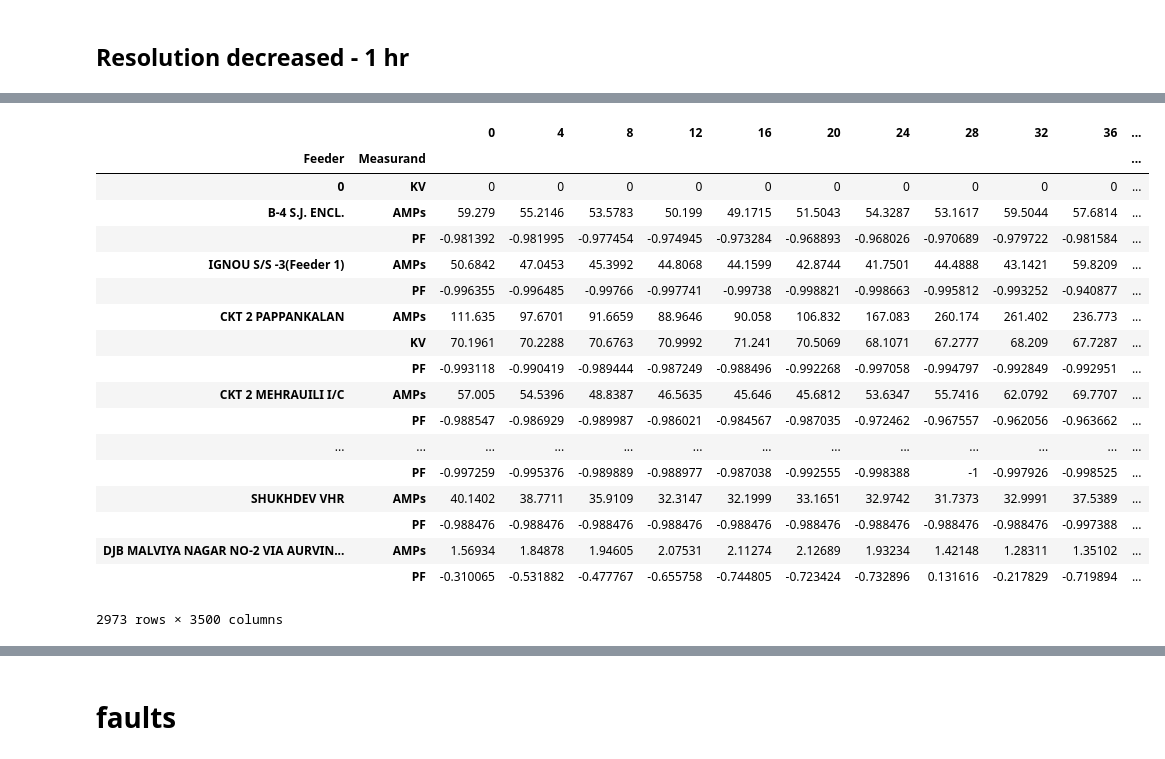
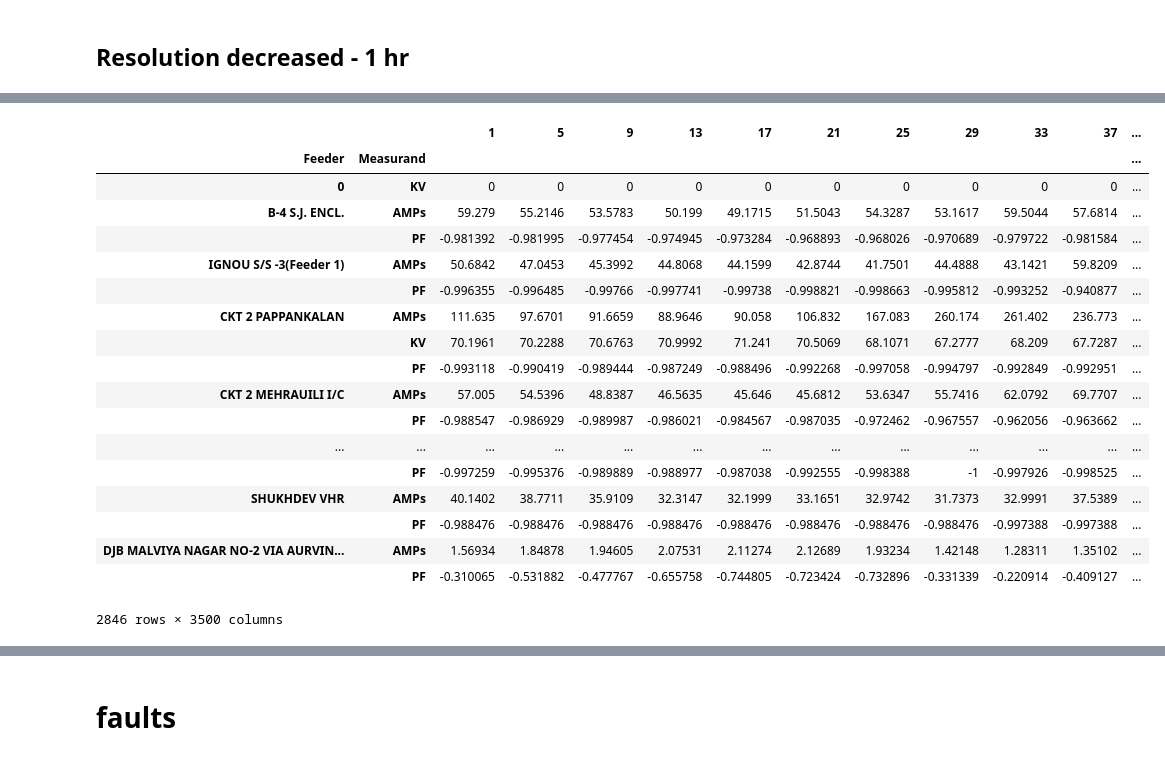
Before and after one commit to susano0/Electric-Fault-Prediction, a Jupyter notebook: TS_New_All_data.ipynb, the cells around one changed output, grey strips where cells are left out. Drawn from its saved outputs; the diff is of its cells as text; code cells hidden in the pictures.

```diff
--- a/TS_New_All_data.ipynb
+++ b/TS_New_All_data.ipynb
@@ -43,11 +41,15 @@ df
 df = df.dropna()
 # %%
 df = df.reset_index(drop=True)
+# %%
+for i in df.columns[2:]:
+    if(df[df.iloc[:,i]=='External identity error'].shape[0] != 0):
+        df = df[df.iloc[:,i]!='External identity error']
 # %% [markdown]
 ## Resolution decreased - 1 hr
 # %%
-l = list(range(0,14000,4))
+l = list(range(1,14000,4))
 l.insert(0,'Feeder')
 l.insert(1,'Measurand')
 # %%
-df = df[l]
+dff = df[l]
@@ -75,7 +77,7 @@ df
 # %%
-df.set_index(['Feeder', 'Measurand'])
+dff.set_index(['Feeder', 'Measurand'])
 # %% [output]
-|  |  | 0 | 4 | 8 | 12 | 16 | 20 | 24 | 28 | 32 | 36 | ... |
+|  |  | 1 | 5 | 9 | 13 | 17 | 21 | 25 | 29 | 33 | 37 | ... |
 | Feeder | Measurand |  |  |  |  |  |  |  |  |  |  | ... |
 | 0 | KV | 0 | 0 | 0 | 0 | 0 | 0 | 0 | 0 | 0 | 0 | ... |
 | B-4 S.J. ENCL. | AMPs | 59.279 | 55.2146 | 53.5783 | 50.199 | 49.1715 | 51.5043 | 54.3287 | 53.1617 | 59.5044 | 57.6814 | ... |
@@ -90,9 +92,9 @@ df.set_index(['Feeder', 'Measurand'])
 | ... | ... | ... | ... | ... | ... | ... | ... | ... | ... | ... | ... | ... |
 |  | PF | -0.997259 | -0.995376 | -0.989889 | -0.988977 | -0.987038 | -0.992555 | -0.998388 | -1 | -0.997926 | -0.998525 | ... |
 | SHUKHDEV VHR | AMPs | 40.1402 | 38.7711 | 35.9109 | 32.3147 | 32.1999 | 33.1651 | 32.9742 | 31.7373 | 32.9991 | 37.5389 | ... |
-|  | PF | -0.988476 | -0.988476 | -0.988476 | -0.988476 | -0.988476 | -0.988476 | -0.988476 | -0.988476 | -0.988476 | -0.997388 | ... |
+|  | PF | -0.988476 | -0.988476 | -0.988476 | -0.988476 | -0.988476 | -0.988476 | -0.988476 | -0.988476 | -0.997388 | -0.997388 | ... |
 | DJB MALVIYA NAGAR NO-2 VIA AURVIN... | AMPs | 1.56934 | 1.84878 | 1.94605 | 2.07531 | 2.11274 | 2.12689 | 1.93234 | 1.42148 | 1.28311 | 1.35102 | ... |
-|  | PF | -0.310065 | -0.531882 | -0.477767 | -0.655758 | -0.744805 | -0.723424 | -0.732896 | 0.131616 | -0.217829 | -0.719894 | ... |
+|  | PF | -0.310065 | -0.531882 | -0.477767 | -0.655758 | -0.744805 | -0.723424 | -0.732896 | -0.331339 | -0.220914 | -0.409127 | ... |
-2973 rows × 3500 columns
+2846 rows × 3500 columns
 # %%
 feeders = []
```
Also changed, not shown: parts of 17 cells of this notebook.
